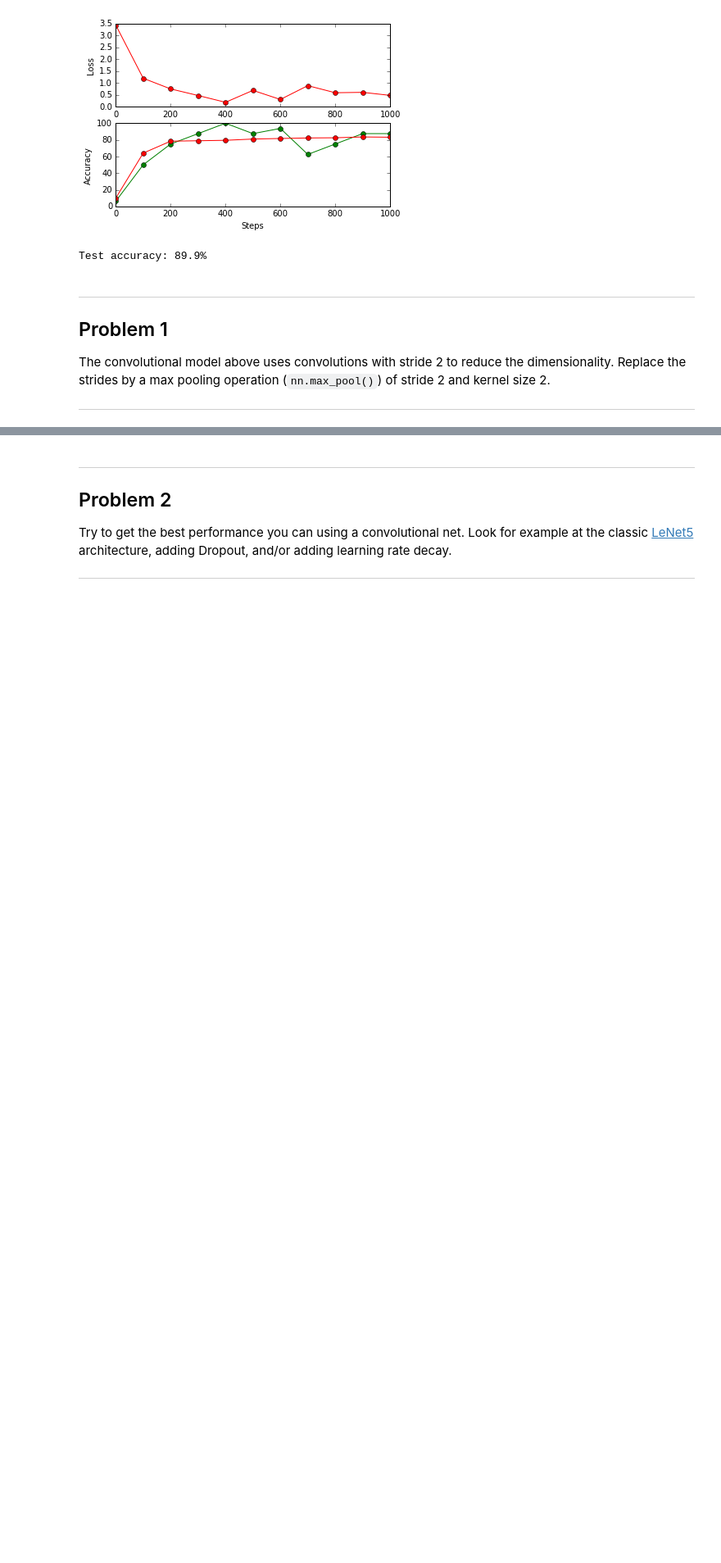
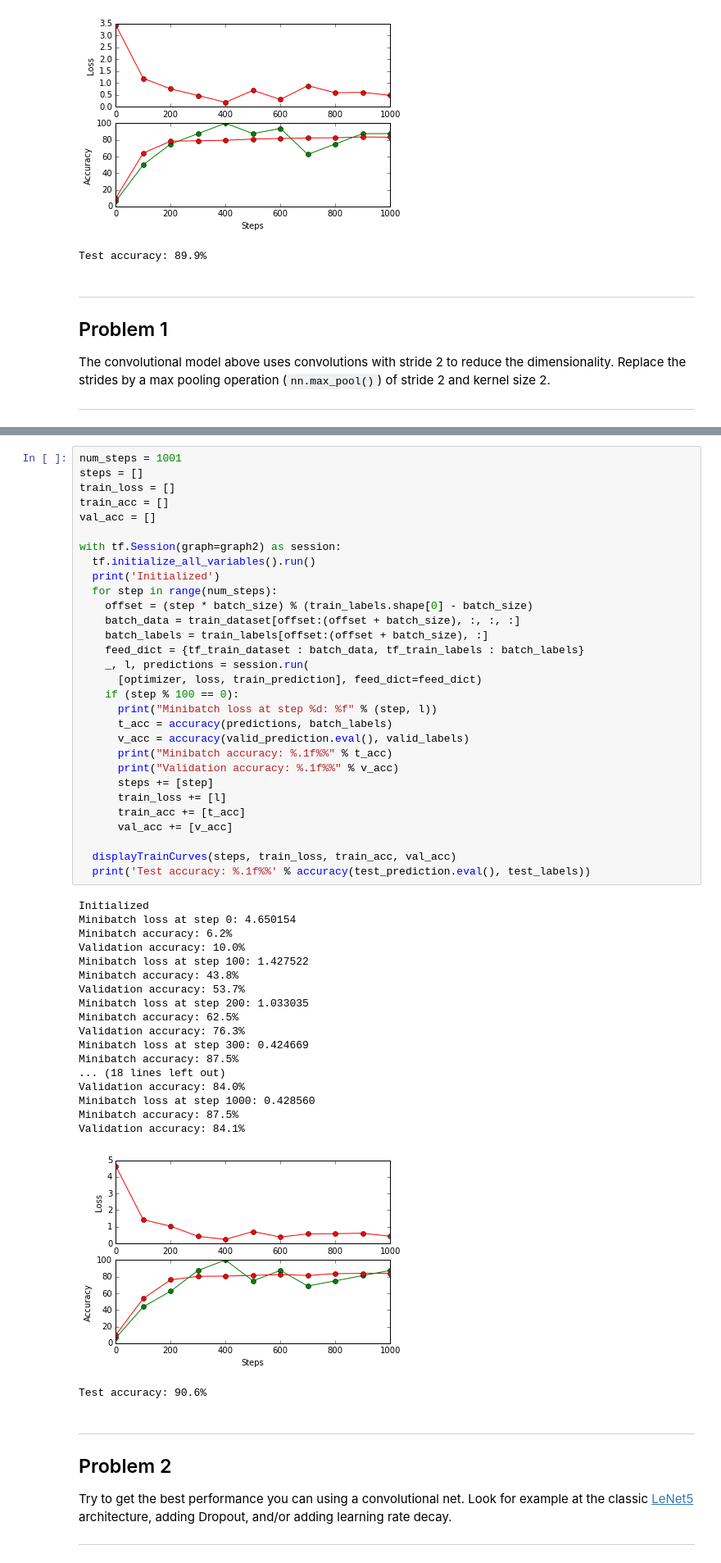
Before and after one commit to saurajit11/udacity_deepLearning, a Jupyter notebook: 4_convolutions.ipynb, the cells around one changed output, grey strips where cells are left out. Shown at 82% size. Cells and saved outputs as stored; diff of their text form; blank space fills up the shorter version.

```diff
--- a/4_convolutions.ipynb
+++ b/4_convolutions.ipynb
@@ -196,3 +252,53 @@ The convolutional model above uses convolutions with stride 2 to reduce the dime
+# %%
+num_steps = 1001
+steps = []
+train_loss = []
+train_acc = []
+val_acc = []
+
+with tf.Session(graph=graph2) as session:
+  tf.initialize_all_variables().run()
+  print('Initialized')
+  for step in range(num_steps):
+    offset = (step * batch_size) % (train_labels.shape[0] - batch_size)
+    batch_data = train_dataset[offset:(offset + batch_size), :, :, :]
+    batch_labels = train_labels[offset:(offset + batch_size), :]
+    feed_dict = {tf_train_dataset : batch_data, tf_train_labels : batch_labels}
+    _, l, predictions = session.run(
+      [optimizer, loss, train_prediction], feed_dict=feed_dict)
+    if (step % 100 == 0):
+      print("Minibatch loss at step %d: %f" % (step, l))
+      t_acc = accuracy(predictions, batch_labels)
+      v_acc = accuracy(valid_prediction.eval(), valid_labels)
+      print("Minibatch accuracy: %.1f%%" % t_acc)
+      print("Validation accuracy: %.1f%%" % v_acc)
+      steps += [step]
+      train_loss += [l]
+      train_acc += [t_acc]
+      val_acc += [v_acc]
+
+  displayTrainCurves(steps, train_loss, train_acc, val_acc)
+  print('Test accuracy: %.1f%%' % accuracy(test_prediction.eval(), test_labels))
+# %% [output]
+Initialized
+Minibatch loss at step 0: 4.650154
+Minibatch accuracy: 6.2%
+Validation accuracy: 10.0%
+Minibatch loss at step 100: 1.427522
+Minibatch accuracy: 43.8%
+Validation accuracy: 53.7%
+Minibatch loss at step 200: 1.033035
+Minibatch accuracy: 62.5%
+Validation accuracy: 76.3%
+Minibatch loss at step 300: 0.424669
+Minibatch accuracy: 87.5%
+... (18 lines left out)
+Validation accuracy: 84.0%
+Minibatch loss at step 1000: 0.428560
+Minibatch accuracy: 87.5%
+Validation accuracy: 84.1%
+[figure, added]
+Test accuracy: 90.6%
 # %% [markdown]
 ---
 Problem 2
```
Also changed, not shown: parts of 1 cell of this notebook.
